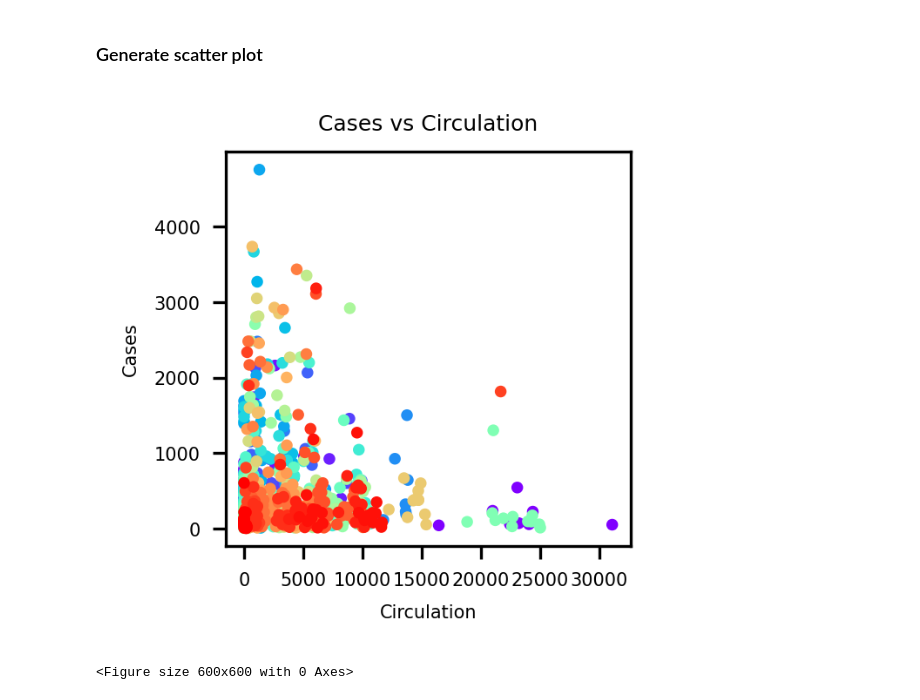
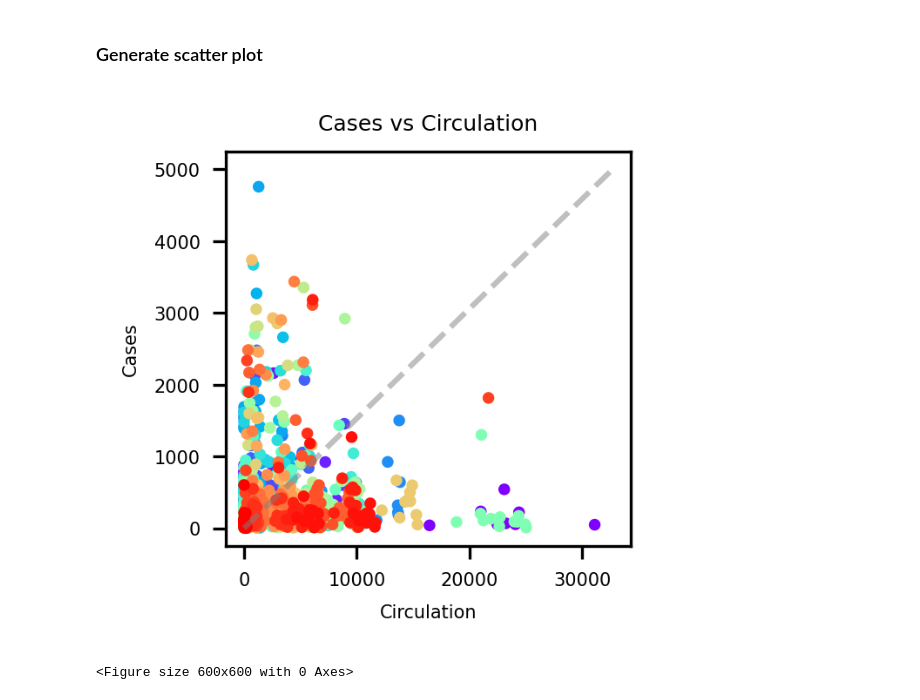
Before and after one commit to nataliepiehl/project_one, a Jupyter notebook: Code/correlation.ipynb, the cells around one changed output. Drawn from its saved outputs; the diff is of its cells as text; code cells hidden in the pictures.

```diff
--- a/Code/correlation.ipynb
+++ b/Code/correlation.ipynb
@@ -57,23 +64,27 @@ circulation_avg = pd.DataFrame(circulation_avg)
 # %%
 # Isolate monthly data of interest
 monthly_cases = cases.loc[:,"JANUARY":"DECEMBER"]
 monthly_circulation = circulation_avg
 
 # Define color vector for each ZIP code
 colors = cm.rainbow(np.linspace(0, 1, len(shared_zips)))
 colors_hex = [matplotlib.colors.rgb2hex(color) for color in colors]
 colors_rep = np.repeat(colors_hex, 24)
 
 # Generate plot
 fig, ax = plt.subplots()
 plt.rcParams.update({'figure.figsize':(2,2), 'figure.dpi':300, 'font.size':5})
 plt.scatter(monthly_circulation, monthly_cases, s = 5, c = colors_rep)
+
+x = np.array([0, ax.get_xlim()[1]])
+y = np.array([0, ax.get_ylim()[1]])
+ax.plot(x, y, '--', alpha = 0.5, color = "gray")
 ax.set_title('Cases vs Circulation')
 ax.set_xlabel('Circulation')
 ax.set_ylabel('Cases')
 plt.show()
 # %% [output]
-[figure, old version]
+[figure, new version]
 # %%
 # Export plot
 plt.savefig('../Figures/cases_vs_circulation_scatter.png')
```
Also changed, not shown: parts of 8 cells of this notebook, 2 other files.
